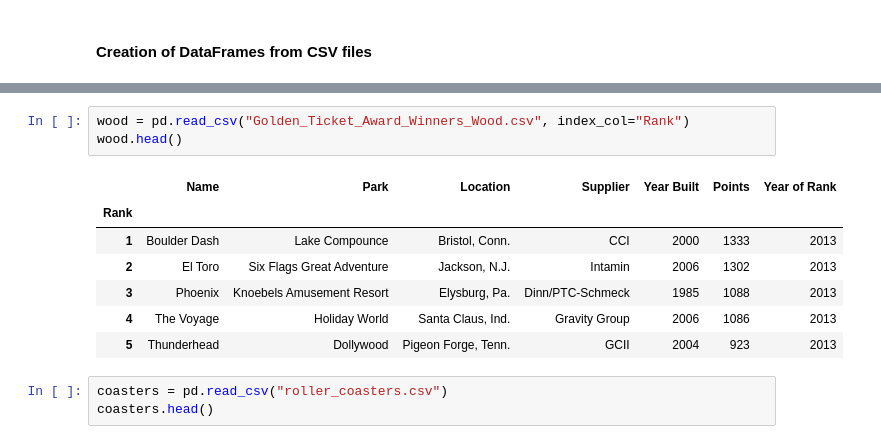
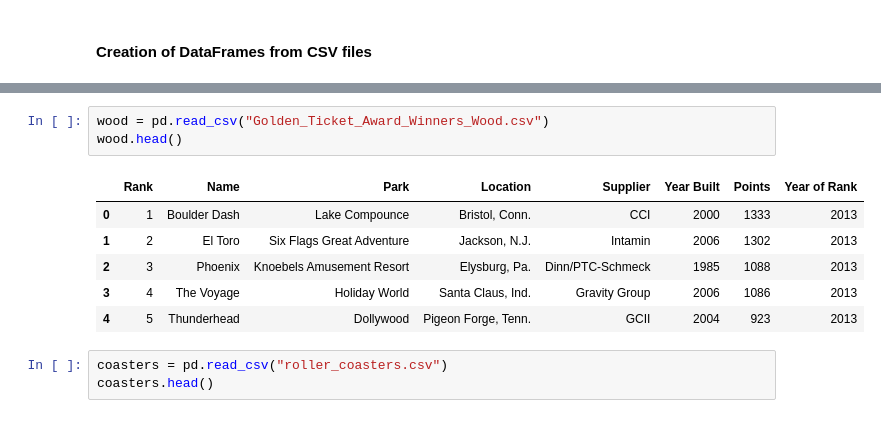
Before and after one commit to megancindric/roller_coaster_analysis, a Jupyter notebook: data_cleaning.ipynb, the cells around one changed output, grey strips where cells are left out. Cells and saved outputs as stored; diff of their text form.

```diff
--- a/data_cleaning.ipynb
+++ b/data_cleaning.ipynb
@@ -18,14 +17,13 @@ steel.head()
 # %%
-wood = pd.read_csv("Golden_Ticket_Award_Winners_Wood.csv", index_col="Rank")
+wood = pd.read_csv("Golden_Ticket_Award_Winners_Wood.csv")
 wood.head()
 # %% [output]
-|  | Name | Park | Location | Supplier | Year Built | Points | Year of Rank |
-| Rank |  |  |  |  |  |  |  |
-| 1 | Boulder Dash | Lake Compounce | Bristol, Conn. | CCI | 2000 | 1333 | 2013 |
-| 2 | El Toro | Six Flags Great Adventure | Jackson, N.J. | Intamin | 2006 | 1302 | 2013 |
-| 3 | Phoenix | Knoebels Amusement Resort | Elysburg, Pa. | Dinn/PTC-Schmeck | 1985 | 1088 | 2013 |
-| 4 | The Voyage | Holiday World | Santa Claus, Ind. | Gravity Group | 2006 | 1086 | 2013 |
-| 5 | Thunderhead | Dollywood | Pigeon Forge, Tenn. | GCII | 2004 | 923 | 2013 |
+|  | Rank | Name | Park | Location | Supplier | Year Built | Points | Year of Rank |
+| 0 | 1 | Boulder Dash | Lake Compounce | Bristol, Conn. | CCI | 2000 | 1333 | 2013 |
+| 1 | 2 | El Toro | Six Flags Great Adventure | Jackson, N.J. | Intamin | 2006 | 1302 | 2013 |
+| 2 | 3 | Phoenix | Knoebels Amusement Resort | Elysburg, Pa. | Dinn/PTC-Schmeck | 1985 | 1088 | 2013 |
+| 3 | 4 | The Voyage | Holiday World | Santa Claus, Ind. | Gravity Group | 2006 | 1086 | 2013 |
+| 4 | 5 | Thunderhead | Dollywood | Pigeon Forge, Tenn. | GCII | 2004 | 923 | 2013 |
 # %%
 coasters = pd.read_csv("roller_coasters.csv")
 coasters.head()
```
Also changed, not shown: parts of 10 cells of this notebook, 1 other file.
